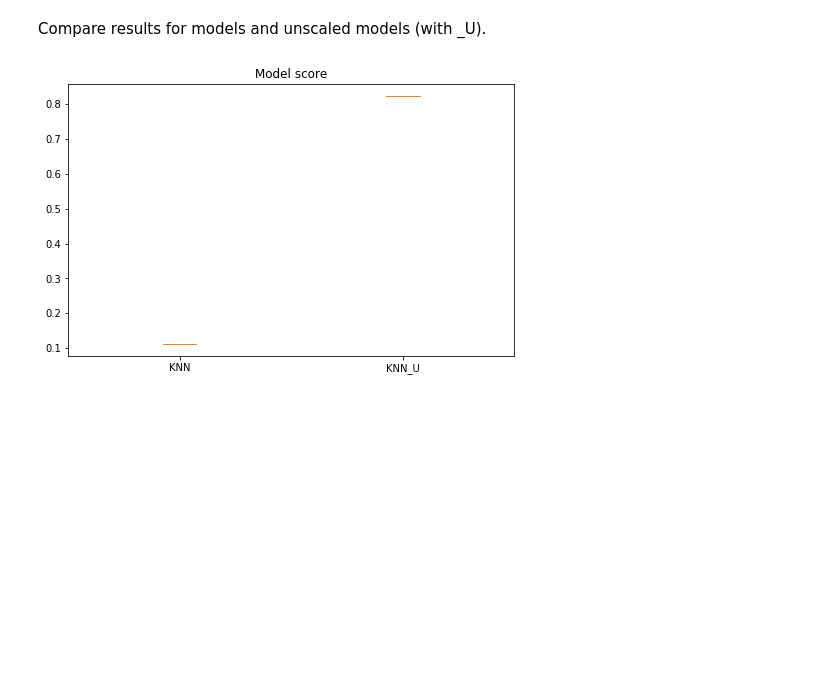
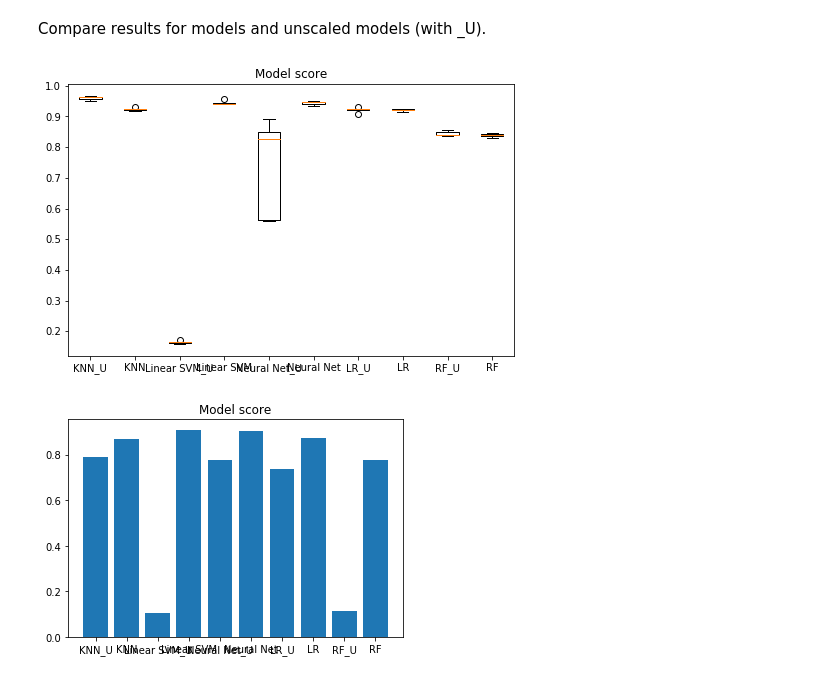
Before and after one commit to shobhitshah/MNIST-digit-recognizer, a Jupyter notebook: scripts/mnist-digit-recognizer.ipynb, the cells around one changed output. Cells and saved outputs as stored; diff of their text form; code cells hidden in the pictures; blank space fills up the shorter version.

```diff
--- a/scripts/mnist-digit-recognizer.ipynb
+++ b/scripts/mnist-digit-recognizer.ipynb
@@ -112,4 +128,4 @@ def cv_fit_and_predict(models, X_train, y_train, X_test, y_test):
 # %%
-results = cv_fit_and_predict(models, X_train, y_train, X_test, y_test)
+results, val_results = cv_fit_and_predict(models, X_train, y_train, X_test, y_test)
 # %% [output]
 Processing model:  KNN
@@ -133,8 +170,9 @@ Done
 # Validation and results
 # %%
 np_results=np.array(results, object)
+np_val=np.array(val_results, object)
 # %%
-def model_validation(results):
+def plot_model_validation(results):
     fig, ax = plt.subplots(figsize=(8,5))
     ax.boxplot(results[:,1])
     ax.set_xticklabels(results[:,0])
@@ -142,9 +180,19 @@ def model_validation(results):
     plt.show()
 
     return 0
+# %%
+def plot_model_test(results):
+    plt.bar(results[:, 0], results[:, 1])
+    plt.xticks(results[:,0])
+    plt.title('Model score')
+    plt.show()
+
+    return 0
 # %% [markdown]
 Compare results for models and unscaled models (with _U).
-# %%
-status = model_validation(np_results)
-# %% [output]
-[figure, removed]
+# %%
+status = plot_model_validation(np_val)
+status = plot_model_test(np_results)
+# %% [output]
+[figure, added]
+[figure, added]
```
Also changed, not shown: parts of 8 cells of this notebook.
